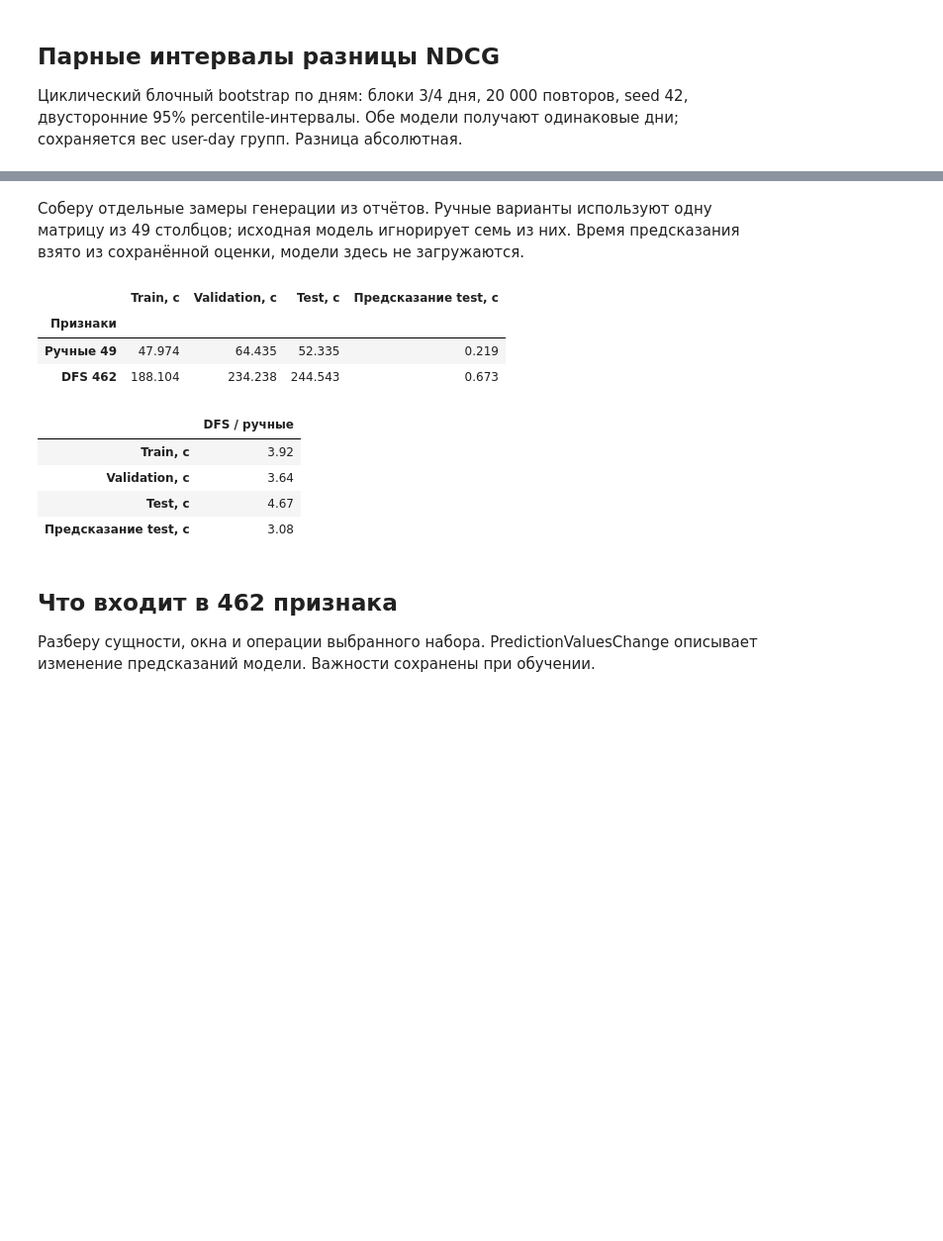
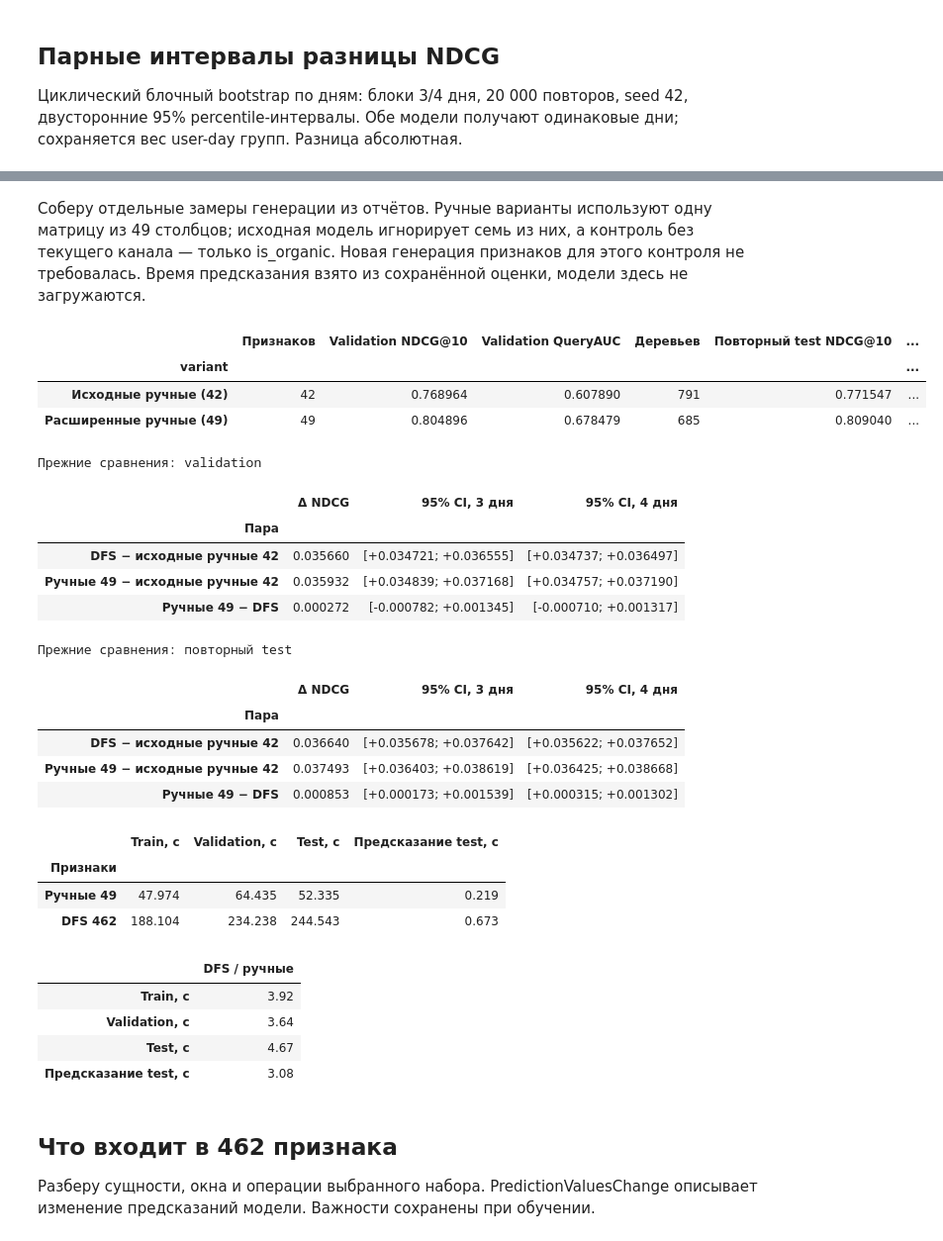
Before and after one commit to GodNaoborot/T-labs-recsys, a Jupyter notebook: task_1/notebooks/final-comparison.ipynb, the cells around one changed output, grey strips where cells are left out. Shown at 99% size. Cells and saved outputs as stored; diff of their text form; code cells hidden in the pictures; blank space fills up the shorter version.

```diff
--- a/task_1/notebooks/final-comparison.ipynb
+++ b/task_1/notebooks/final-comparison.ipynb
@@ -112,6 +112,8 @@ REPORTS = ROOT / 'docs/results/c4'
 TRAIN_RESULTS = workflow.path('corrected')
 TEST_RESULTS = workflow.path('corrected-test')
 FEATURE_REPORTS = workflow.path('feature-analysis')
+workflow.ensure('channel-control')
+CHANNEL_RESULTS = workflow.path('channel-control')
 plt.rcParams.update({'figure.dpi': 110, 'axes.spines.top': False, 'axes.spines.right': False})
 # %%
 if MODE == 'report':
@@ -190,8 +230,8 @@ if test is not None:
     comparison['Повторный test NDCG@10'] = test.set_index('variant')['NDCG@10']
     comparison['Повторный test QueryAUC'] = test.set_index('variant')['QueryAUC']
 comparison['Fit, мин'] = comparison.pop('fit_seconds') / 60
-comparison = comparison.rename(index=model_names, columns={'active_features': 'Признаков', 'tree_count': 'Деревьев'})
-display(comparison.round(6))
+comparison = comparison.rename(columns={'active_features': 'Признаков', 'tree_count': 'Деревьев'})
+display(comparison.loc[main_order].rename(index=model_names).round(6))
 
 
 sizes = [{'Часть': 'Validation', 'Строк': validation['rows'].iloc[0], 'User-day групп': validation['groups'].iloc[0]}]
@@ -257,16 +298,17 @@ plt.show()
 seed 42, двусторонние 95% percentile-интервалы. Обе модели получают
 одинаковые дни; сохраняется вес user-day групп. Разница абсолютная.
 # %%
-pair_names = {
-    ('D462-t', 'M-t'): 'DFS − исходные ручные',
-    ('C2b-t', 'M-t'): 'Расширенные − исходные ручные',
-    ('C2b-t', 'D462-t'): 'Расширенные ручные − DFS',
+main_pairs = {(control_id, 'D462-t'): 'Ручные без текущего канала 48 − DFS'}
+historical_pairs = {
+    ('D462-t', 'M-t'): 'DFS − исходные ручные 42',
+    ('C2b-t', 'M-t'): 'Ручные 49 − исходные ручные 42',
+    ('C2b-t', 'D462-t'): 'Ручные 49 − DFS',
 }
 
-def interval_table(intervals):
-    """Показать оба размера блока для каждой пары."""
+def interval_table(intervals, pairs):
+    '''Показать оба размера блока для выбранных пар.'''
     rows = []
-    for pair, title in pair_names.items():
+    for pair, title in pairs.items():
         selected = intervals[(intervals['candidate'] == pair[0]) & (intervals['reference'] == pair[1])]
         row = {'Пара': title, 'Δ NDCG': selected['delta_ndcg'].iloc[0]}
         for block in (3, 4):
@@ -275,9 +317,9 @@ def interval_table(intervals):
         rows.append(row)
     return pd.DataFrame(rows).set_index('Пара')
 
-print('Validation')
-display(interval_table(validation_intervals).round(6))
+print('Validation: основное сравнение')
+display(interval_table(validation_intervals, main_pairs).round(6))
 if test_intervals is not None:
-    print('Повторный test')
-    display(interval_table(test_intervals).round(6))
+    print('Повторный test: основное сравнение')
+    display(interval_table(test_intervals, main_pairs).round(6))
 # %% [output]
@@ -316,34 +360,58 @@ plt.show()
 # %% [markdown]
 Соберу отдельные замеры генерации из отчётов. Ручные варианты используют
-одну матрицу из 49 столбцов; исходная модель игнорирует семь из них. Время
+одну матрицу из 49 столбцов; исходная модель игнорирует семь из них, а контроль без текущего канала —
+только is_organic. Новая генерация признаков для этого контроля не требовалась. Время
 предсказания взято из сохранённой оценки, модели здесь не загружаются.
 # %%
+display(comparison.loc[historical_order].rename(index=model_names).round(6))
+print('Прежние сравнения: validation')
+display(interval_table(validation_intervals, historical_pairs).round(6))
+if test_intervals is not None:
+    print('Прежние сравнения: повторный test')
+    display(interval_table(test_intervals, historical_pairs).round(6))
+
 generation = []
 for schema, title in [('manual', 'Ручные 49'), ('dfs', 'DFS 462')]:
     row = {'Признаки': title}
     for split, label in [('train', 'Train, с'), ('val', 'Validation, с')]:
         report = json.loads((TRAIN_RESULTS / f'generation_{schema}_{split}.json').read_text())
         row[label] = report['elapsed_seconds']
     if test is not None:
         report = json.loads((TEST_RESULTS / f'generation_{schema}_test.json').read_text())
         row['Test, с'] = report['elapsed_seconds']
         variant = 'C2b-t' if schema == 'manual' else 'D462-t'
         row['Предсказание test, с'] = test.set_index('variant').loc[variant, 'predict_seconds']
     generation.append(row)
 generation = pd.DataFrame(generation).set_index('Признаки')
 display(generation.round(3))
 ratio = generation.loc['DFS 462'] / generation.loc['Ручные 49']
 display(ratio.rename('DFS / ручные').round(2).to_frame())
 # %% [output]
-|  | Train, с | Validation, с | Test, с | Предсказание test, с |
-| Признаки |  |  |  |  |
-| Ручные 49 | 47.974 | 64.435 | 52.335 | 0.219 |
-| DFS 462 | 188.104 | 234.238 | 244.543 | 0.673 |
+|  | Признаков | Validation NDCG@10 | Validation QueryAUC | Деревьев | Повторный test NDCG@10 | ... |
+| variant |  |  |  |  |  | ... |
+| Исходные ручные (42) | 42 | 0.768964 | 0.607890 | 791 | 0.771547 | ... |
+| Расширенные ручные (49) | 49 | 0.804896 | 0.678479 | 685 | 0.809040 | ... |
+Прежние сравнения: validation
-|  | DFS / ручные |
-| Train, с | 3.92 |
-| Validation, с | 3.64 |
-| Test, с | 4.67 |
-| Предсказание test, с | 3.08 |
+|  | Δ NDCG | 95% CI, 3 дня | 95% CI, 4 дня |
+| Пара |  |  |  |
+| DFS − исходные ручные 42 | 0.035660 | [+0.034721; +0.036555] | [+0.034737; +0.036497] |
+| Ручные 49 − исходные ручные 42 | 0.035932 | [+0.034839; +0.037168] | [+0.034757; +0.037190] |
+| Ручные 49 − DFS | 0.000272 | [-0.000782; +0.001345] | [-0.000710; +0.001317] |
+Прежние сравнения: повторный test
+|  | Δ NDCG | 95% CI, 3 дня | 95% CI, 4 дня |
+| Пара |  |  |  |
+| DFS − исходные ручные 42 | 0.036640 | [+0.035678; +0.037642] | [+0.035622; +0.037652] |
+| Ручные 49 − исходные ручные 42 | 0.037493 | [+0.036403; +0.038619] | [+0.036425; +0.038668] |
+| Ручные 49 − DFS | 0.000853 | [+0.000173; +0.001539] | [+0.000315; +0.001302] |
+|  | Train, с | Validation, с | Test, с | Предсказание test, с |
+| Признаки |  |  |  |  |
+| Ручные 49 | 47.974 | 64.435 | 52.335 | 0.219 |
+| DFS 462 | 188.104 | 234.238 | 244.543 | 0.673 |
+|  | DFS / ручные |
+| Train, с | 3.92 |
+| Validation, с | 3.64 |
+| Test, с | 4.67 |
+| Предсказание test, с | 3.08 |
 # %% [markdown]
 ## Что входит в 462 признака
 
```
Also changed, not shown: parts of 17 cells of this notebook, 22 other files.
